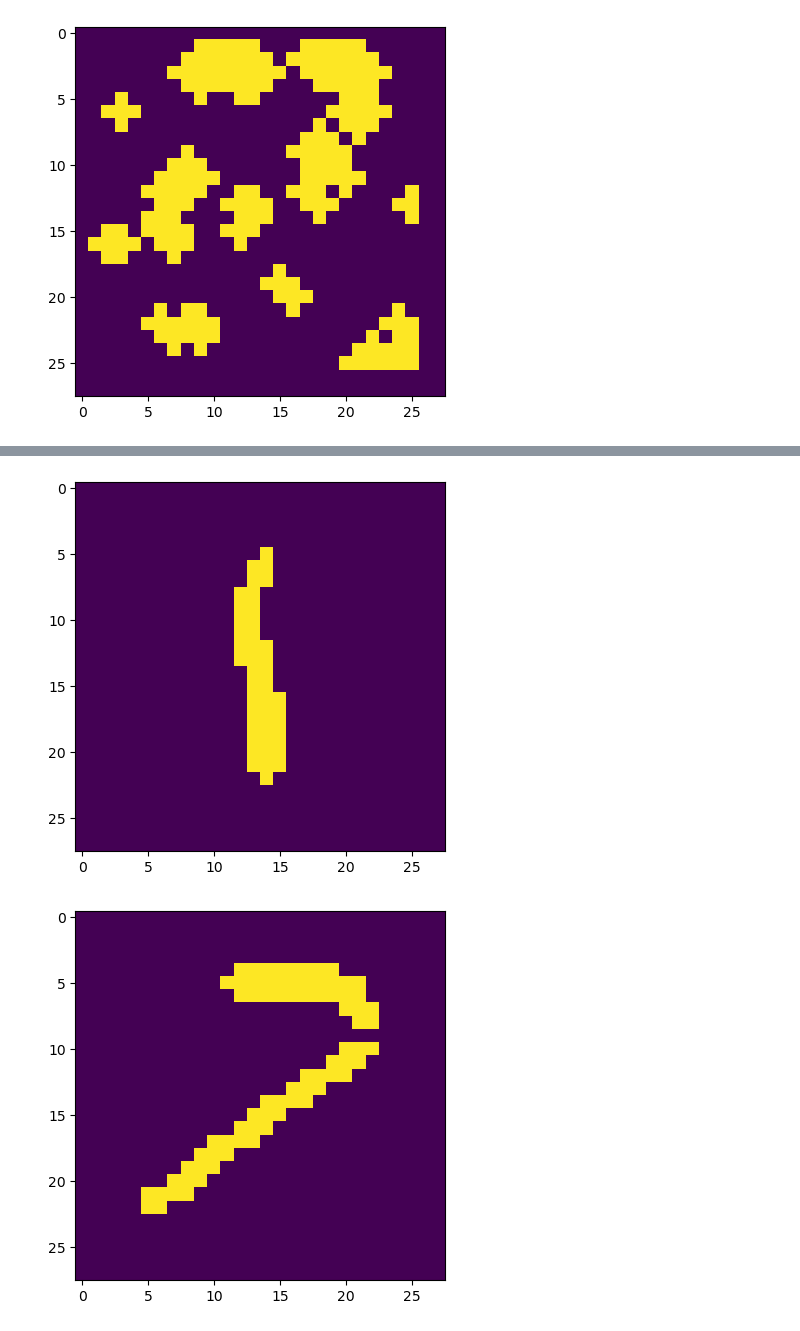
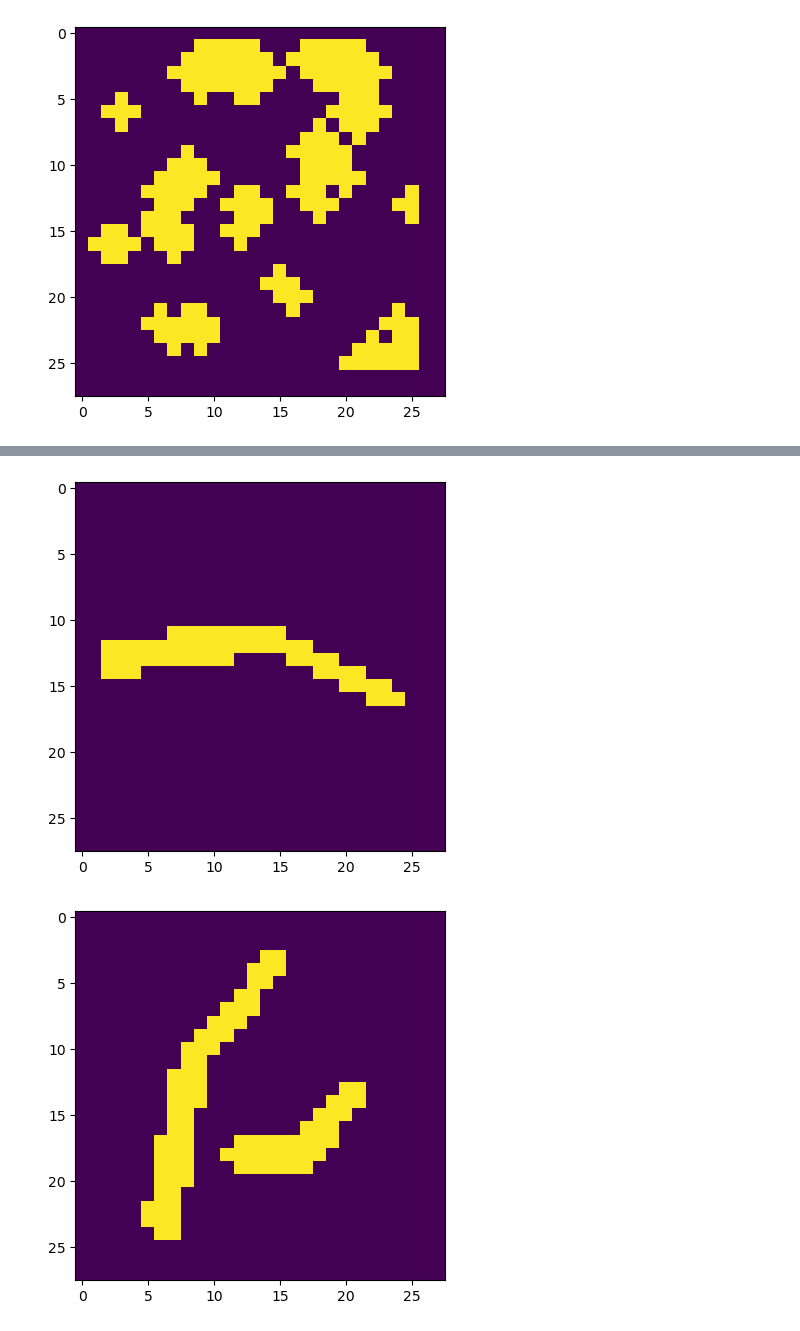
Before and after one commit to tt5/l-synthetic, a Jupyter notebook: image.ipynb, the cells around one changed output, grey strips where cells are left out. Drawn from its saved outputs; the diff is of its cells as text; code cells hidden in the pictures.

```diff
--- a/image.ipynb
+++ b/image.ipynb
@@ -555,14 +548,14 @@ plt.imshow(img);plt.show()
 # %%
-img = np.load("./data/class_1/000000.npy")
+img = np.load("./data/class_1/000004.npy")
 img = img / 255
 img = (img > 0.5).astype(np.float32)
 plt.imshow(img);plt.show()
 # %% [output]
-[figure, old version]
+[figure, new version]
 # %%
-img = np.load("./data/class_2/000000.npy")
+img = np.load("./data/class_2/000002.npy")
 img = img / 255
 img = (img > 0.5).astype(np.float32)
 plt.imshow(img);plt.show()
 # %% [output]
-[figure, old version]
+[figure, new version]
```
Also changed, not shown: parts of 2 cells of this notebook, 1 other file.
